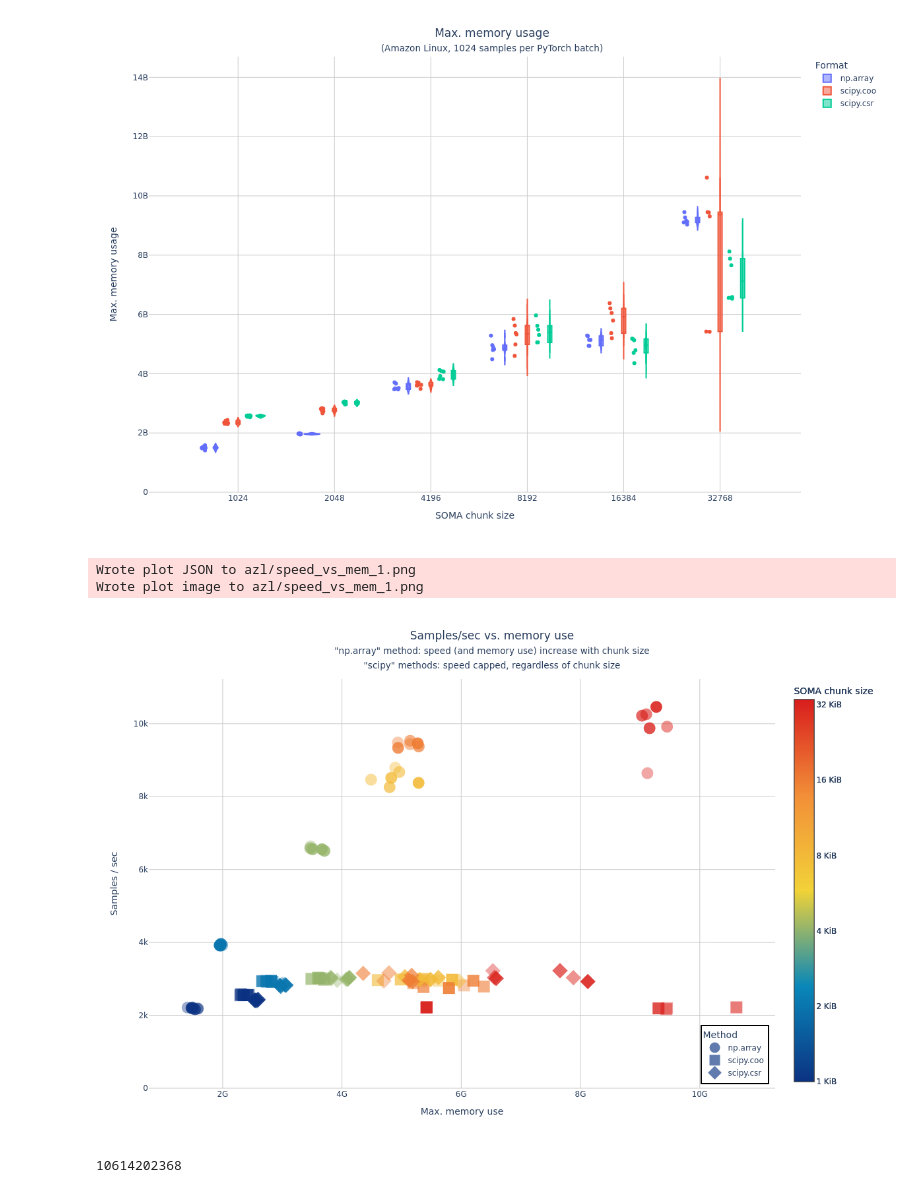
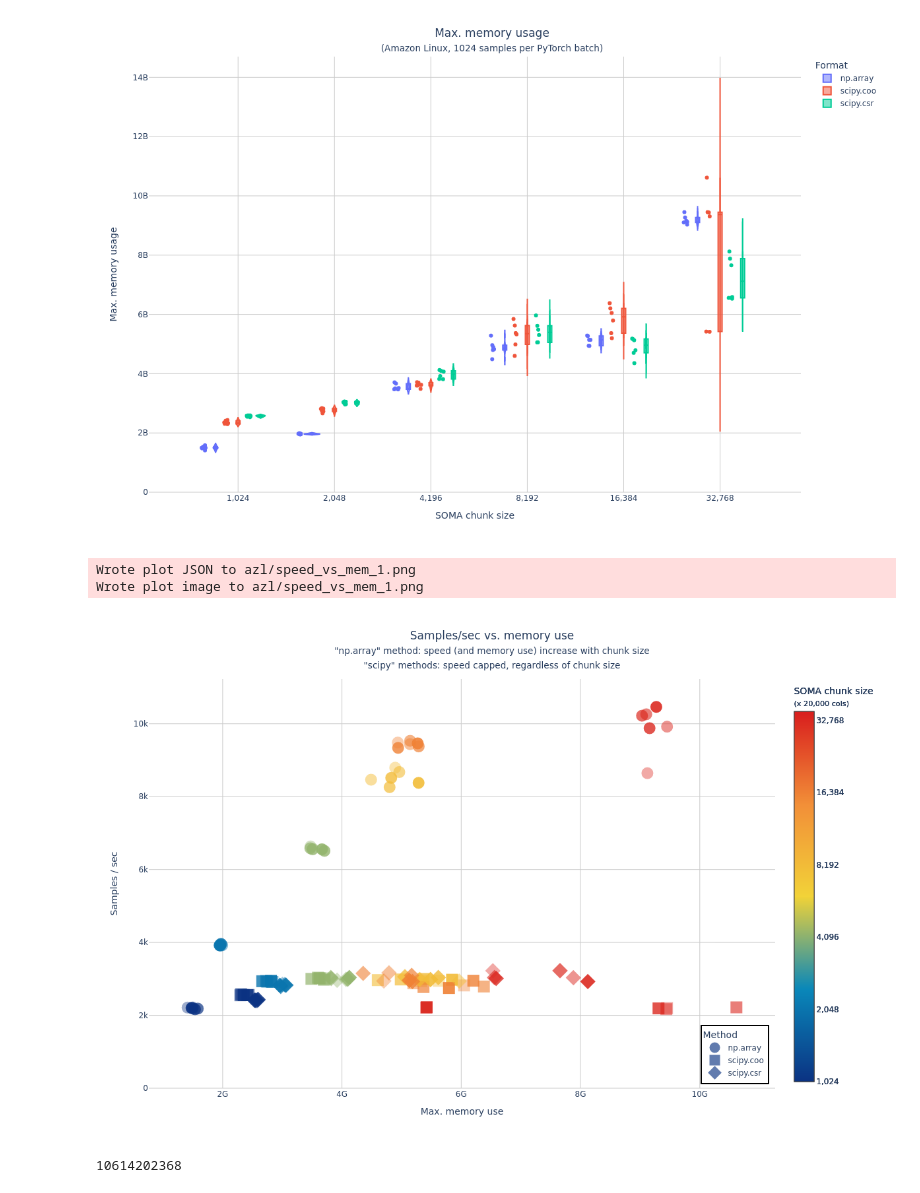
Before and after one commit to TileDB-Inc/arrayloader-benchmarks, a Jupyter notebook: notebooks/data-loader-stats/azl/nb.ipynb, the cells around one changed output. Saved outputs shown, nothing was run; the diff lists cells and outputs as text; code cells hidden in the pictures.

Commit message:
plot tick formatting, add n_cols

```diff
--- a/notebooks/data-loader-stats/azl/nb.ipynb
+++ b/notebooks/data-loader-stats/azl/nb.ipynb
@@ -15,6 +17,8 @@ hostname = None            # Filter DB "hostname" field to values matching this
 out_dir = "azl"
 show = "png"
 hostname = "us-west-2"
+W = 1200
+H = 800
 # %%
 db_uri = f'sqlite:///{db_path}'
 df = pd.read_sql_table(tbl, db_uri)
@@ -43,10 +49,10 @@ min_chunk_log2, max_chunk_log2, chunks_log2
 # %% [output]
 (10, 15, [10, 11, 12, 13, 14, 15])
 # %%
-chunk_sizes = list(map(str, sorted(df['soma_chunk_size'].unique())))
 x = 'SOMA chunk size'
 y = 'Samples / sec'
-df[x] = pd.Categorical(df['soma_chunk_size'].apply(str), categories=chunk_sizes)
+df[x] = pd.Categorical(df['soma_chunk_size'].apply(lambda c: f'{c:,}'))
+chunk_sizes = df[x].unique()
 df[y] = df.n_rows / df.elapsed
 df
 # %% [output]
@@ -92,7 +99,7 @@ def plot(
         fig,
         *args,
         dir=out_dir,
-        w=1200, h=800,
+        w=W, h=H,
         **kwargs,
     )
 # %%
@@ -136,3 +142,11 @@ title = "Samples/sec vs. memory use"
+# %%
+title = "Samples/sec vs. memory use"
+colorbar = dict(
+    title=f'SOMA chunk size<br><span style="font-size:0.8em">(x {n_vars:,} cols)</span>',
+    tickmode='array',
+    tickvals=chunks_log2,
+    ticktext=list(map(lambda e: f'{int(2**e):,}', chunks_log2)),
+)
 # %%
 fig = go.Figure()
 for idx, method in enumerate(METHODS):
@@ -141,18 +155,13 @@ for idx, method in enumerate(METHODS):
         name=method,
         x=f.max_mem,
         y=f[y],
-        mode='markers+text',
+        mode='markers',
         marker=dict(
             color=f.soma_chunk_size.apply(log2),
             colorscale=px.colors.diverging.Portland,
             cmin=min_chunk_log2,
-            cmax=max_chunk_log2 + .07,
-            colorbar=dict(
-                title='SOMA chunk size',
-                tickmode='array',
-                tickvals=chunks_log2,
-                ticktext=list(map(lambda e: f'{2**(e-10)} KiB', chunks_log2)),
-            ),
+            cmax=max_chunk_log2 + .12,
+            colorbar=colorbar,
             showscale=True,
             opacity=0.4 + 0.5 * f.epoch / max(df.epoch),
             size=18,
@@ -164,34 +173,34 @@ for idx, method in enumerate(METHODS):
 plot(
     fig,
     [
         title,
         '"np.array" method: speed (and memory use) increase with chunk size',
         '"scipy" methods: speed capped, regardless of chunk size',
     ],
     title_y=.95,
     name="speed_vs_mem_1",
     hovertemplate=[
         "Epoch: %{customdata[0]}",
         "Samples/sec: %{y:,d}",
         "Memory: %{x:.3s}",
         "SOMA chunk size: %{customdata[1]}",
     ],
     xtitle='Max. memory use',
     xaxis_tickformat='s',
     ytitle='Samples / sec',
     legend=dict(
         title_text='Method',
         xanchor='right', x=.99,
         yanchor='bottom', y=.01,
         bordercolor="Black",
         borderwidth=2,
     ),
     zerolines='y',
 )
 # %% [output]
 Wrote plot JSON to azl/speed_vs_mem_1.png
 Wrote plot image to azl/speed_vs_mem_1.png
-[figure, old version]
+[figure, new version]
 # %%
 max_mem = df.max_mem.max()
 max_mem
```
Also changed, not shown: parts of 10 cells of this notebook, 22 other files.
